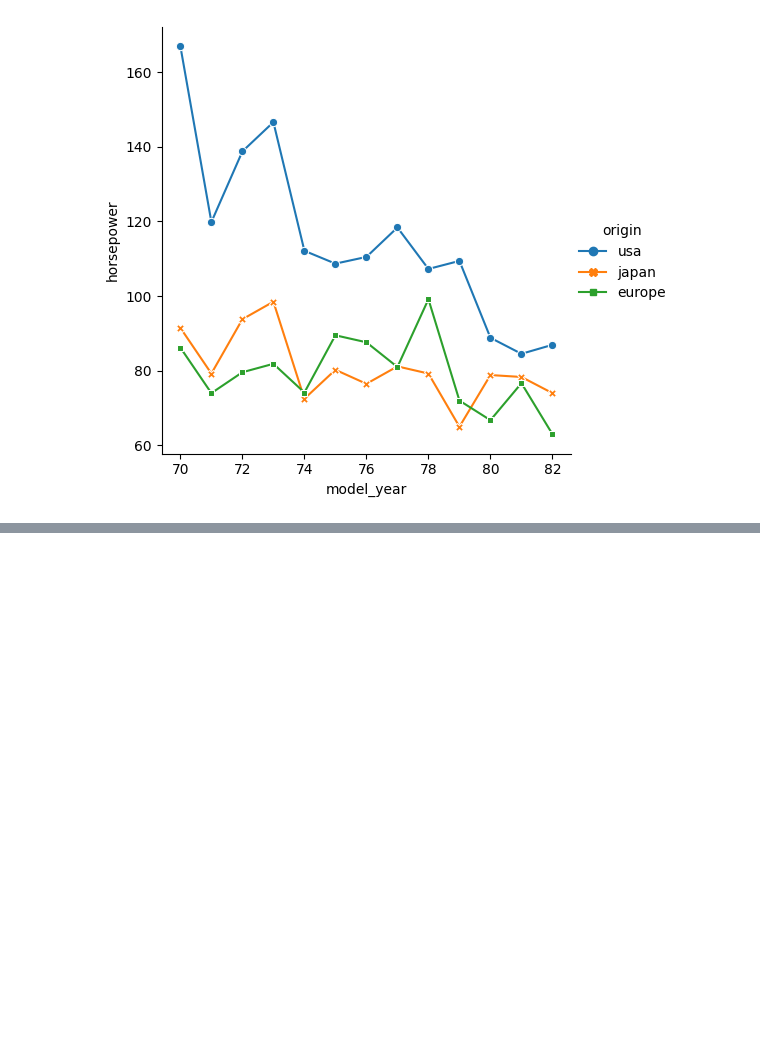
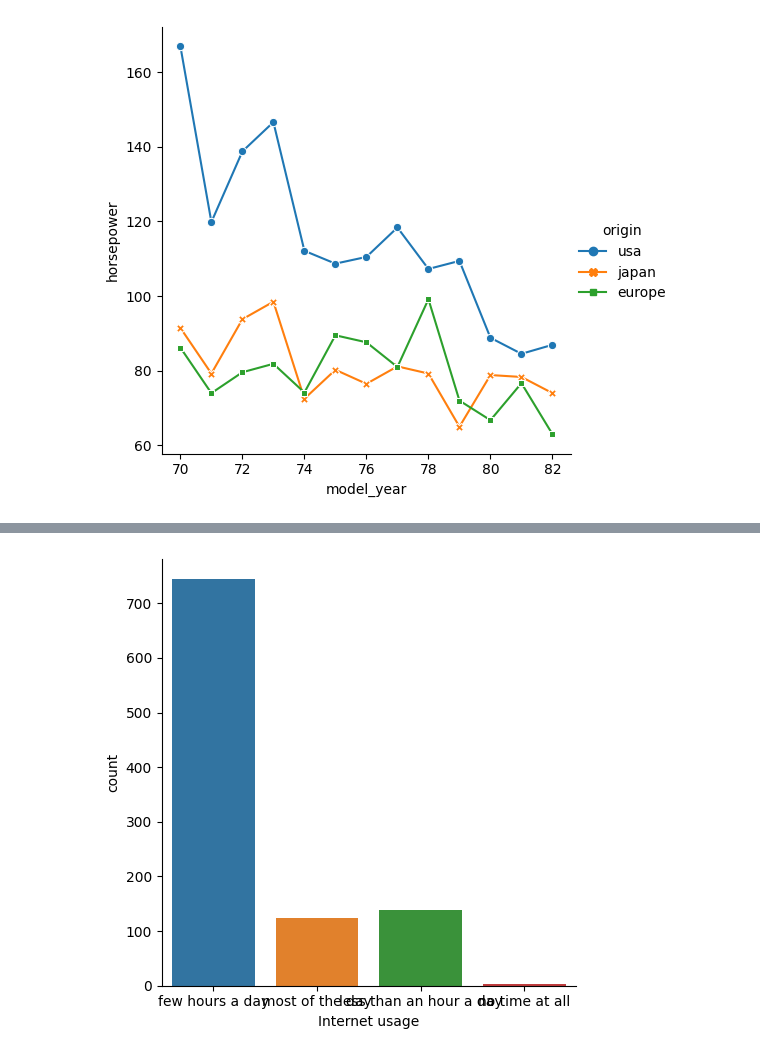
Before and after one commit to SyedaAnoosha/Data-Science-with-Python, a Jupyter notebook: Data Visualization Python/Seaborn/notebook1.ipynb, the cells around one changed output, grey strips where cells are left out. Drawn from its saved outputs; the diff is of its cells as text; code cells hidden in the pictures; blank space fills up the shorter version.

Commit message:
survey data reviewed

```diff
--- a/Data Visualization Python/Seaborn/notebook1.ipynb
+++ b/Data Visualization Python/Seaborn/notebook1.ipynb
@@ -82,0 +85,3 @@ plt.show()
+# %%
+survey_data = pd.read_csv('Datasets/young-people-survey-responses.csv')
+survey_data.head()
@@ -82,0 +95,5 @@ plt.show()
+# %%
+sns.catplot(x="Internet usage", data=survey_data, kind="count")
+plt.show()
+# %% [output]
+[figure, added]
```
Also changed, not shown: parts of 4 cells of this notebook.
